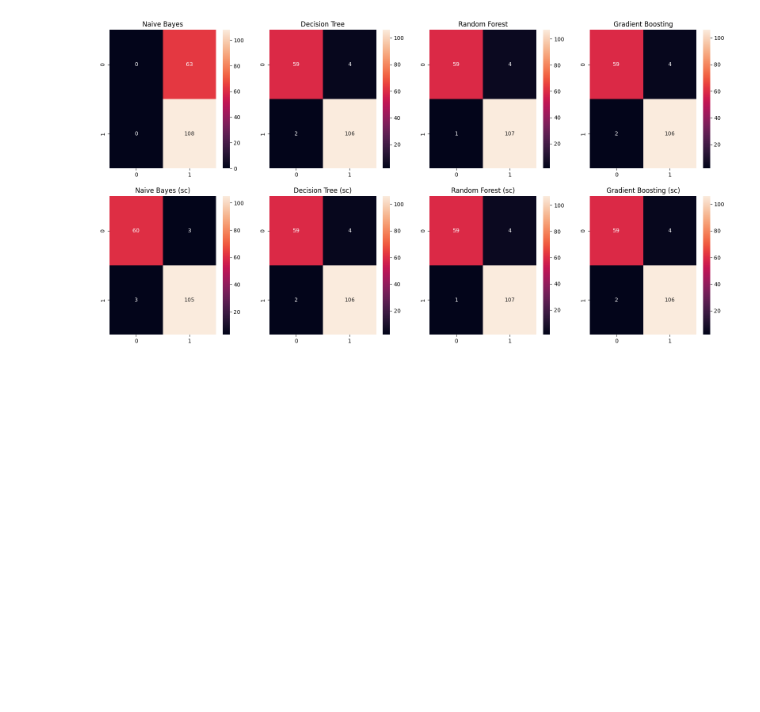
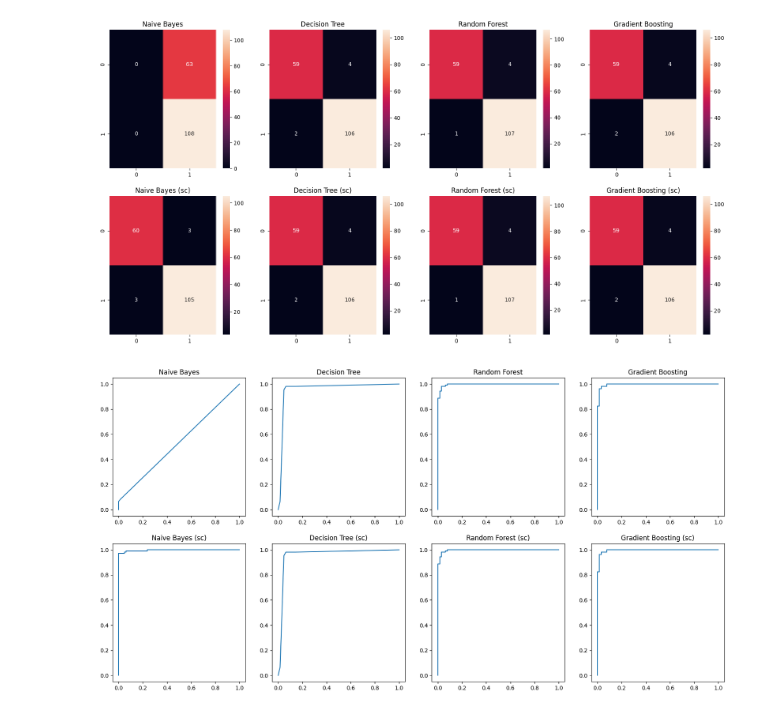
Before and after one commit to celienbonhomme/ml_partial2, a Jupyter notebook: src/exo1_cancer.ipynb, the cells around one changed output. Cells and saved outputs as stored; diff of their text form; code cells hidden in the pictures; blank space fills up the shorter version.

Commit message:
feat: add roc curves

```diff
--- a/src/exo1_cancer.ipynb
+++ b/src/exo1_cancer.ipynb
@@ -83,7 +83,7 @@ models = [
     GradientBoostingClassifier(random_state=42),
 ]
 
-cv = 10
+cv = 5
 # %%
 from sklearn.model_selection import GridSearchCV
 from utils import grid_search_by_hand, model_evaluation_clf
@@ -176,3 +176,26 @@ for i, model_name in enumerate(models_gs_sc.keys()):
 plt.show()
 # %% [output]
 [figure]
+# %%
+from sklearn.metrics import roc_curve
+from matplotlib import pyplot as plt
+
+fig, axs = plt.subplots(2, 4, figsize=(20, 10))
+
+for i, model_name in enumerate(models_gs.keys()):
+    model = models_gs[model_name]
+    y_pred = model.predict_proba(X_test)[:, 1]
+    fpr, tpr, _ = roc_curve(y_test, y_pred)
+    axs[0, i].plot(fpr, tpr)
+    axs[0, i].set_title(model_name)
+
+for i, model_name in enumerate(models_gs_sc.keys()):
+    model = models_gs_sc[model_name]
+    y_pred = model.predict_proba(X_test_sc)[:, 1]
+    fpr, tpr, _ = roc_curve(y_test, y_pred)
+    axs[1, i].plot(fpr, tpr)
+    axs[1, i].set_title(model_name)
+
+plt.show()
+# %% [output]
+[figure, added]
```
